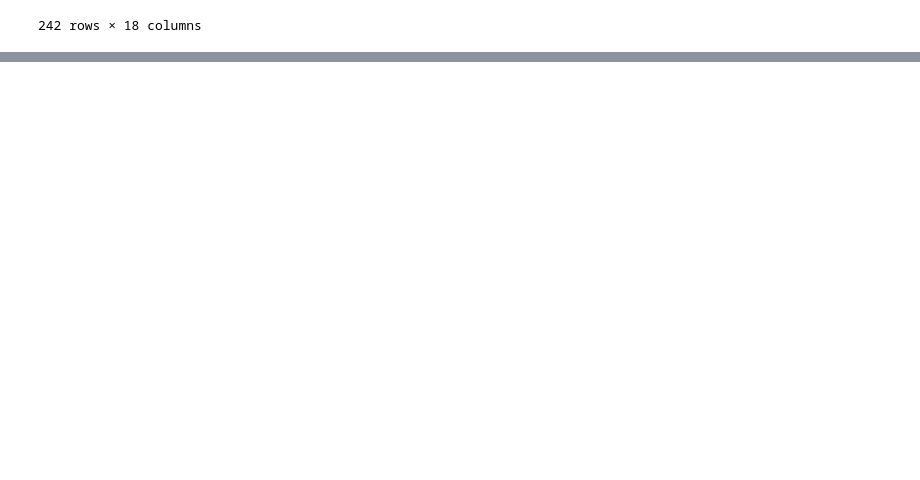
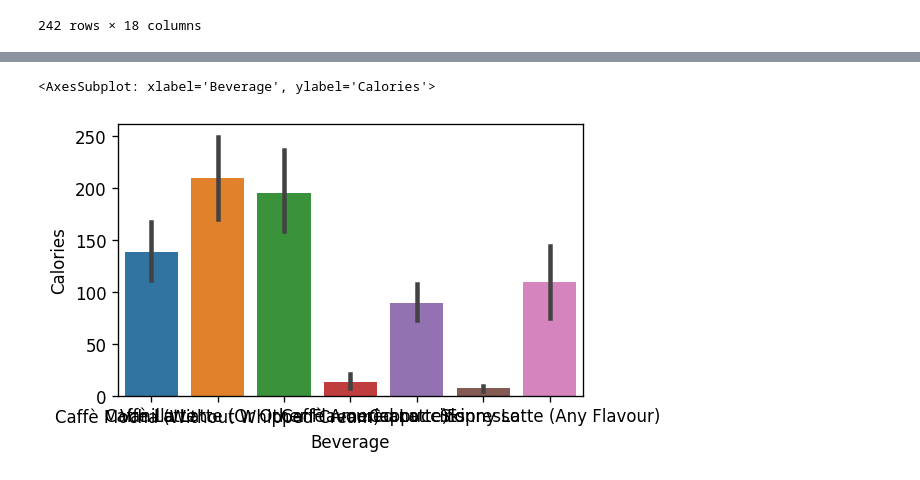
Before and after one commit to JaneHoggData/Code-Clan-Homework-Jane-Hogg, a Jupyter notebook: week_12/day_2_homework/4_homework/python_homeworkjanehogg.ipynb, the cells around one changed output, grey strips where cells are left out. Cells and saved outputs as stored; diff of their text form; code cells hidden in the pictures; blank space fills up the shorter version.

```diff
--- a/week_12/day_2_homework/4_homework/python_homeworkjanehogg.ipynb
+++ b/week_12/day_2_homework/4_homework/python_homeworkjanehogg.ipynb
@@ -23,0 +274,5 @@ drinks_content
+# %%
+sns.barplot (x= "Beverage", y= "Calories", data = classic_expresso)
+# %% [output]
+<AxesSubplot: xlabel='Beverage', ylabel='Calories'>
+[figure, added]
```
Also changed, not shown: parts of 33 cells of this notebook.
